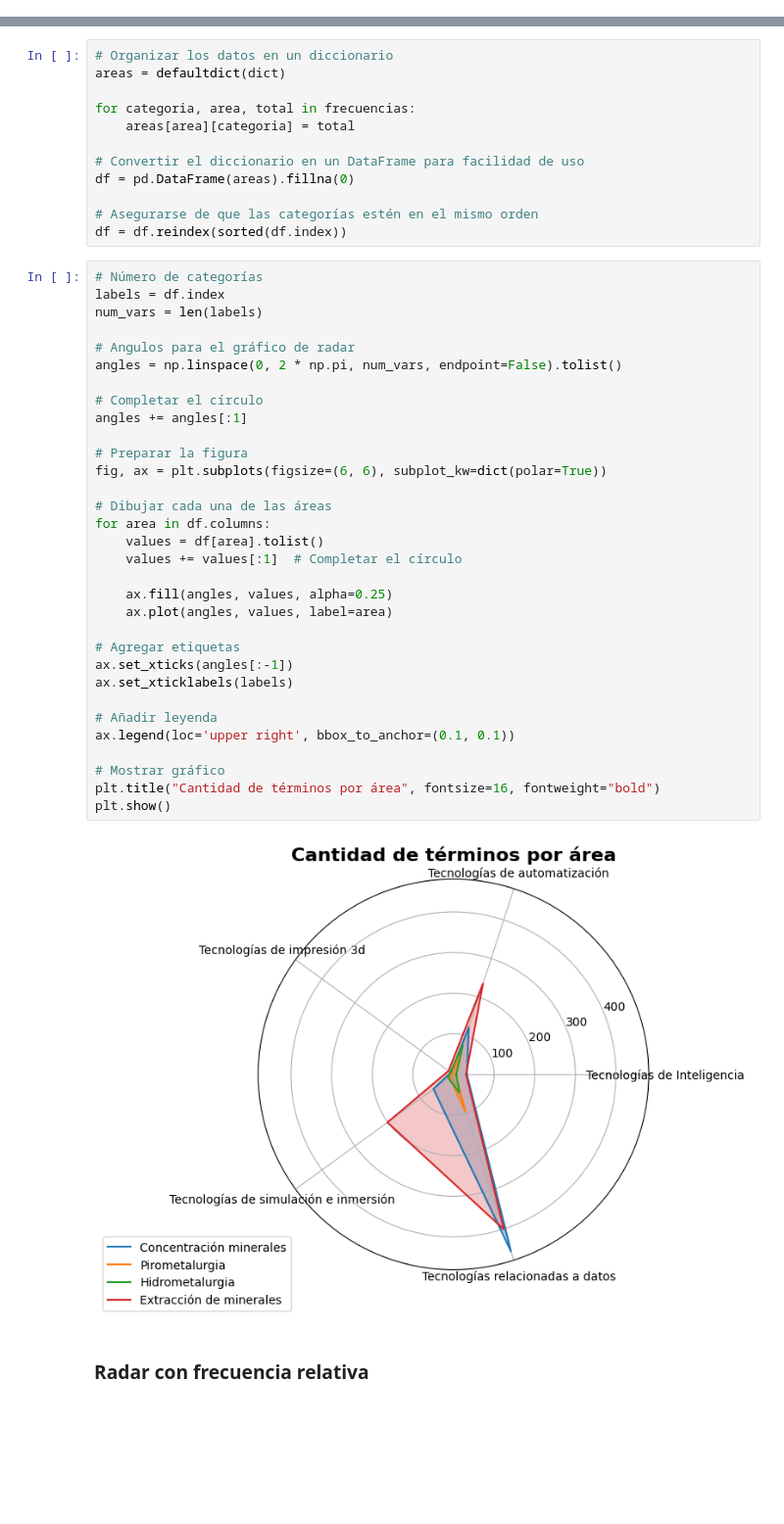
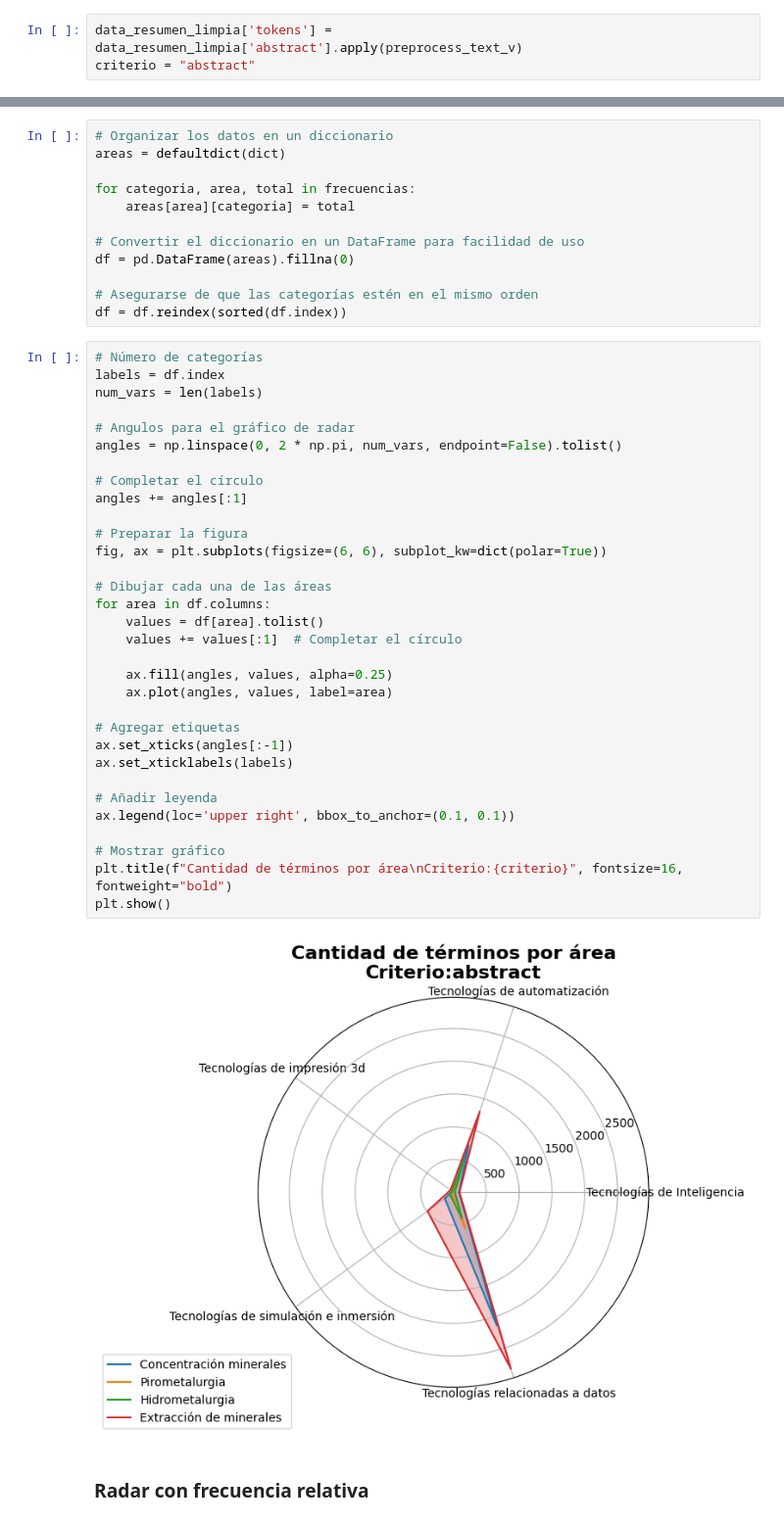
Before and after one commit to jamezahidalgo/analisis_patentes, a Jupyter notebook: notebooks/Analisis_por_areas.ipynb, the cells around one changed output, grey strips where cells are left out. Shown: that part at 98% size. Drawn from its saved outputs; the diff is of its cells as text; blank space fills up the shorter version.

Commit message:
Actualiza incluyendo el análisis por abstract

```diff
--- a/notebooks/Analisis_por_areas.ipynb
+++ b/notebooks/Analisis_por_areas.ipynb
@@ -243 +250,4 @@ data_resumen_limpia['tokens'] = data_resumen_limpia['title'].apply(preprocess_te
+# %%
+data_resumen_limpia['tokens'] = data_resumen_limpia['abstract'].apply(preprocess_text_v)
+criterio = "abstract"
 # %% [markdown]
@@ -298,35 +309,35 @@ df = df.reindex(sorted(df.index))
 labels = df.index
 num_vars = len(labels)
 
 # Angulos para el gráfico de radar
 angles = np.linspace(0, 2 * np.pi, num_vars, endpoint=False).tolist()
 
 # Completar el círculo
 angles += angles[:1]
 
 # Preparar la figura
 fig, ax = plt.subplots(figsize=(6, 6), subplot_kw=dict(polar=True))
 
 # Dibujar cada una de las áreas
 for area in df.columns:
     values = df[area].tolist()
     values += values[:1]  # Completar el círculo
 
     ax.fill(angles, values, alpha=0.25)
     ax.plot(angles, values, label=area)
 
 # Agregar etiquetas
 ax.set_xticks(angles[:-1])
 ax.set_xticklabels(labels)
 
 # Añadir leyenda
 ax.legend(loc='upper right', bbox_to_anchor=(0.1, 0.1))
 
 # Mostrar gráfico
-plt.title("Cantidad de términos por área", fontsize=16, fontweight="bold")
+plt.title(f"Cantidad de términos por área\nCriterio:{criterio}", fontsize=16, fontweight="bold")
 plt.show()
 # %% [output]
-[figure, old version]
+[figure, new version]
 # %% [markdown]
 ### Radar con frecuencia relativa
 # %%
```
Also changed, not shown: parts of 35 cells of this notebook.
